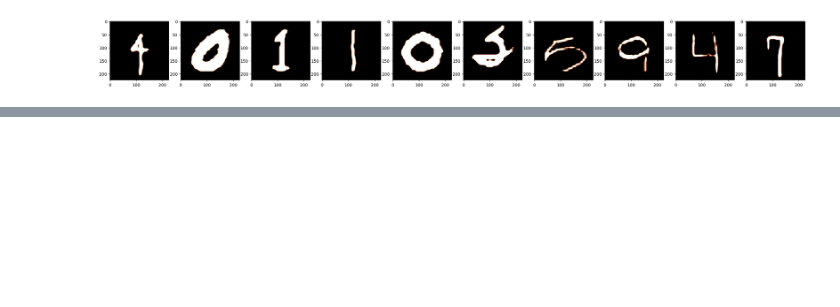
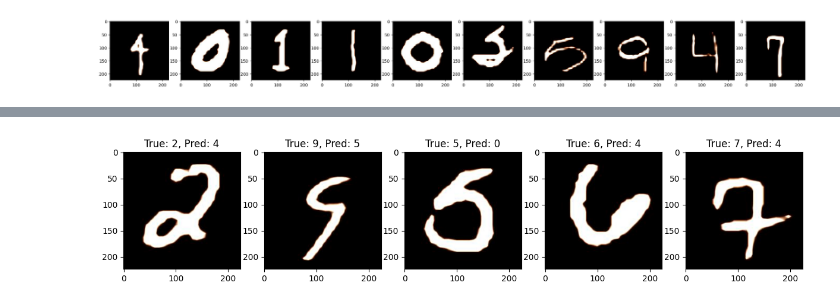
Before and after one commit to luxonis/luxonis-ml, a Jupyter notebook: examples/Embeddings_Processing_Example.ipynb, the cells around one changed output, grey strips where cells are left out. Drawn from its saved outputs; the diff is of its cells as text; code cells hidden in the pictures; blank space fills up the shorter version.

```diff
--- a/examples/Embeddings_Processing_Example.ipynb
+++ b/examples/Embeddings_Processing_Example.ipynb
@@ -219,17 +219,21 @@ plt.show()
 # %%
 # find misclassified images
 mis_ix, new_y = find_mismatches_centroids(X, y)
 
 # find img paths for misclassified images
 mis_img_paths = [ids[i] for i in mis_ix]
 
 # plot
 plt.rcParams["figure.figsize"] = [30, 10]
 
 for j in range(min(5, len(mis_img_paths))):
     plt.subplot(1, 10, j + 1)
-    img = cv2.imread(mis_img_paths[j])
+    uuid = str(mis_img_paths[j])
+    img_filepath = "./mnist_images/" + uuid + ".jpg"
+    img = cv2.imread(img_filepath)
     plt.title(f"True: {y[mis_ix[j]]}, Pred: {new_y[j]}")
     plt.imshow(img)
 
 plt.show()
+# %% [output]
+[figure, added]
```
Also changed, not shown: parts of 3 cells of this notebook, 7 other files.
